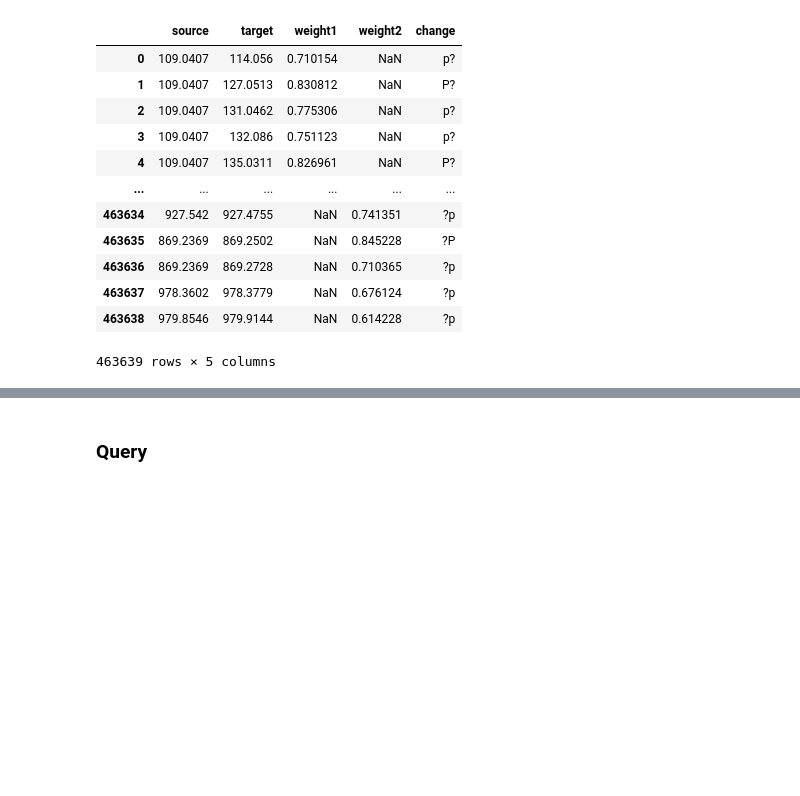
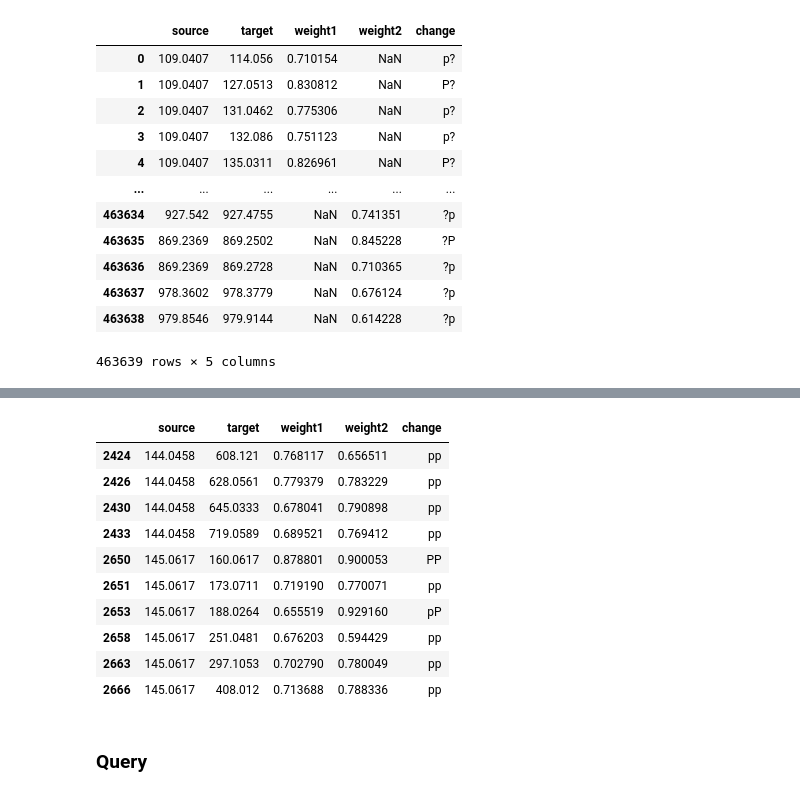
Before and after one commit to win7/GNN_Unsupervised, a Jupyter notebook: change_detection.ipynb, the cells around one changed output, grey strips where cells are left out. Saved outputs shown, nothing was run; the diff lists cells and outputs as text; code cells hidden in the pictures; blank space fills up the shorter version.

```diff
--- a/change_detection.ipynb
+++ b/change_detection.ipynb
@@ -111,3 +113,18 @@ df_change[df_change["weight2"] < 0]
+# %%
+df_change[(df_change["weight1"].notnull()) & (df_change["weight2"].notnull())].iloc[50:60]
+# df_change[df_change["change"] == "Nn"]
+# %% [output]
+|  | source | target | weight1 | weight2 | change |
+| 2424 | 144.0458 | 608.121 | 0.768117 | 0.656511 | pp |
+| 2426 | 144.0458 | 628.0561 | 0.779379 | 0.783229 | pp |
+| 2430 | 144.0458 | 645.0333 | 0.678041 | 0.790898 | pp |
+| 2433 | 144.0458 | 719.0589 | 0.689521 | 0.769412 | pp |
+| 2650 | 145.0617 | 160.0617 | 0.878801 | 0.900053 | PP |
+| 2651 | 145.0617 | 173.0711 | 0.719190 | 0.770071 | pp |
+| 2653 | 145.0617 | 188.0264 | 0.655519 | 0.929160 | pP |
+| 2658 | 145.0617 | 251.0481 | 0.676203 | 0.594429 | pp |
+| 2663 | 145.0617 | 297.1053 | 0.702790 | 0.780049 | pp |
+| 2666 | 145.0617 | 408.012 | 0.713688 | 0.788336 | pp |
 # %% [markdown]
 ### Query
 # %%
```
Also changed, not shown: parts of 29 cells of this notebook, 2 other files.
